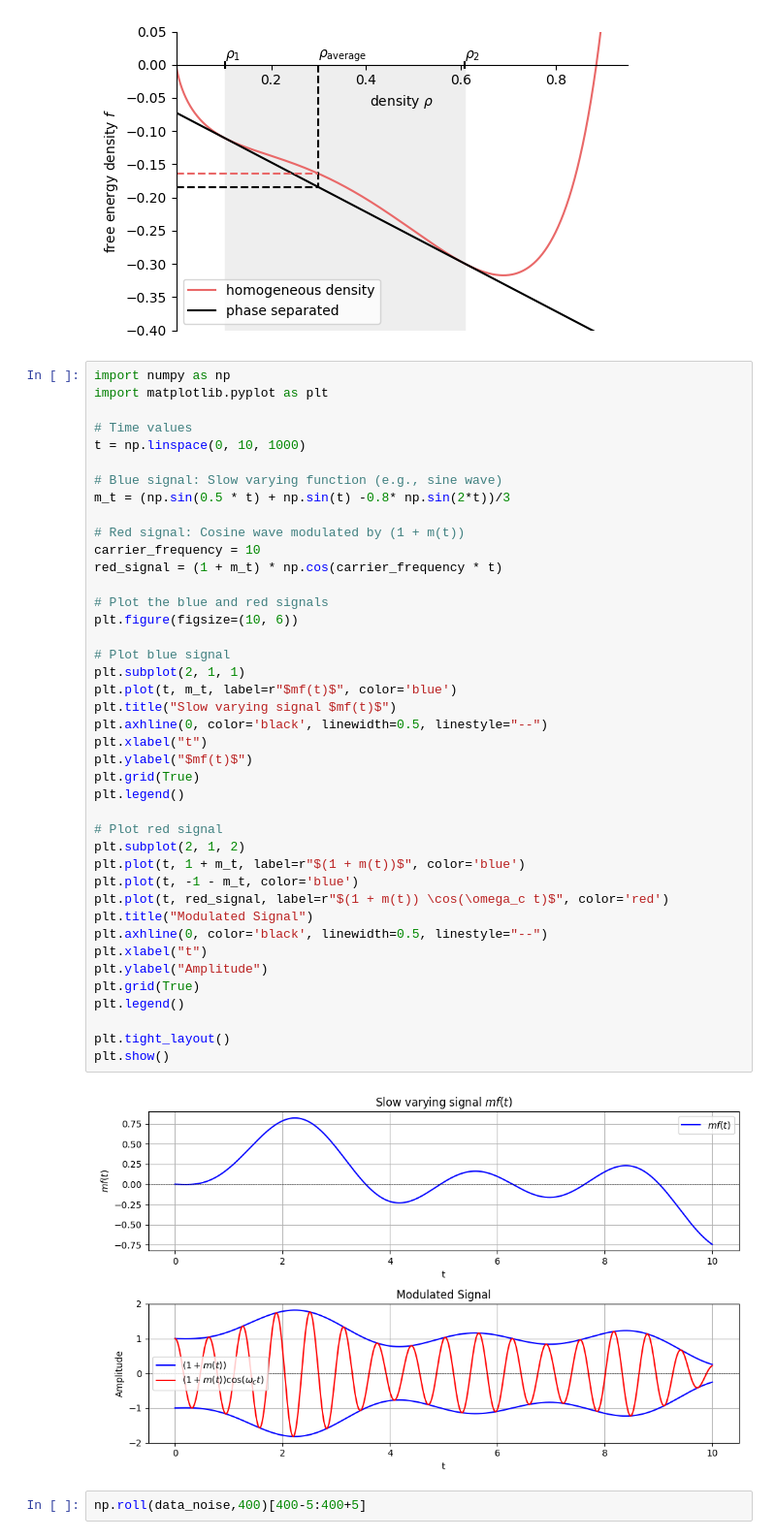
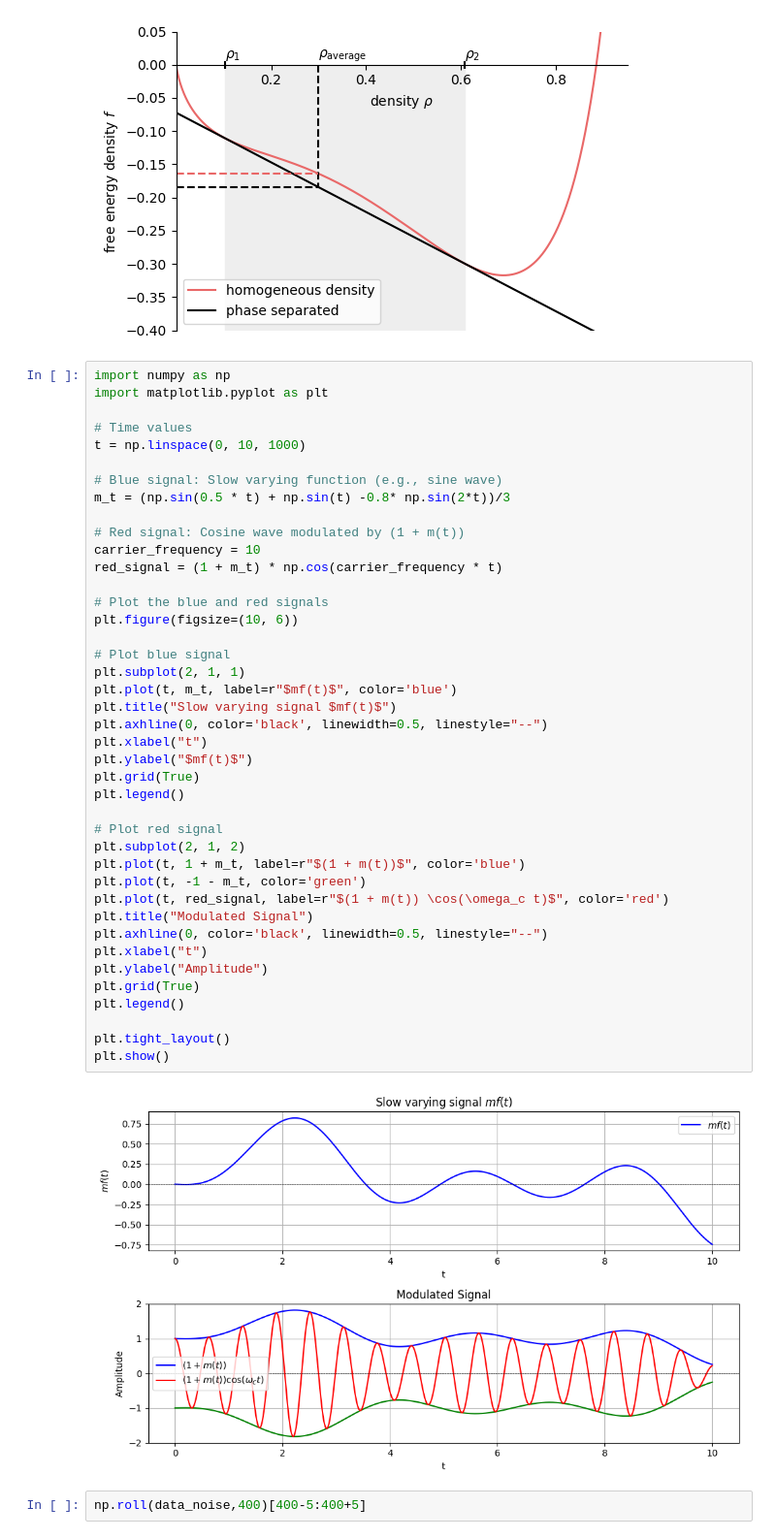
Before and after one commit to yoav-palti/linear-algebra-to-iphone, a Jupyter notebook: _sources/LTI/temp.ipynb, the cells around one changed output. Shown: that part at 97% size. Cells and saved outputs as stored; diff of their text form.

```diff
--- a/_sources/LTI/temp.ipynb
+++ b/_sources/LTI/temp.ipynb
@@ -179,35 +179,35 @@ m_t = (np.sin(0.5 * t) + np.sin(t) -0.8* np.sin(2*t))/3
 carrier_frequency = 10
 red_signal = (1 + m_t) * np.cos(carrier_frequency * t)
 
 # Plot the blue and red signals
 plt.figure(figsize=(10, 6))
 
 # Plot blue signal
 plt.subplot(2, 1, 1)
 plt.plot(t, m_t, label=r"$mf(t)$", color='blue')
 plt.title("Slow varying signal $mf(t)$")
 plt.axhline(0, color='black', linewidth=0.5, linestyle="--")
 plt.xlabel("t")
 plt.ylabel("$mf(t)$")
 plt.grid(True)
 plt.legend()
 
 # Plot red signal
 plt.subplot(2, 1, 2)
 plt.plot(t, 1 + m_t, label=r"$(1 + m(t))$", color='blue')
-plt.plot(t, -1 - m_t, color='blue')
+plt.plot(t, -1 - m_t, color='green')
 plt.plot(t, red_signal, label=r"$(1 + m(t)) \cos(\omega_c t)$", color='red')
 plt.title("Modulated Signal")
 plt.axhline(0, color='black', linewidth=0.5, linestyle="--")
 plt.xlabel("t")
 plt.ylabel("Amplitude")
 plt.grid(True)
 plt.legend()
 
 plt.tight_layout()
 plt.show()
 # %% [output]
-[figure, old version]
+[figure, new version]
 # %%
 np.roll(data_noise,400)[400-5:400+5]
 # %% [output]
```
Also changed, not shown: parts of 5 cells of this notebook, 53 other files.
